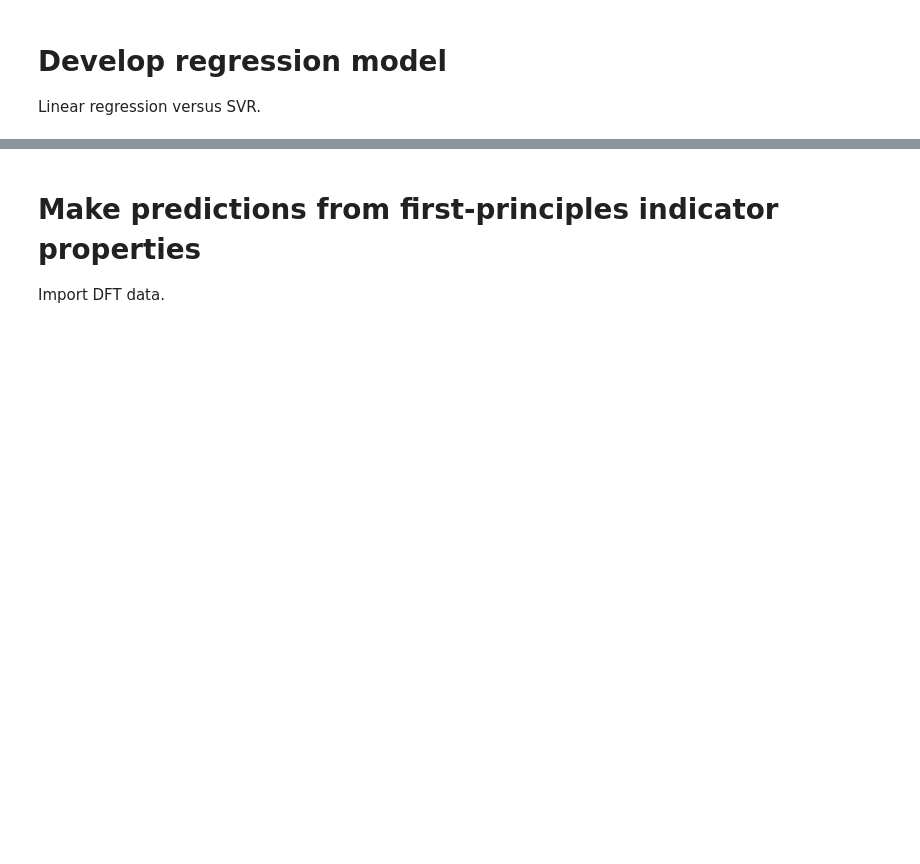
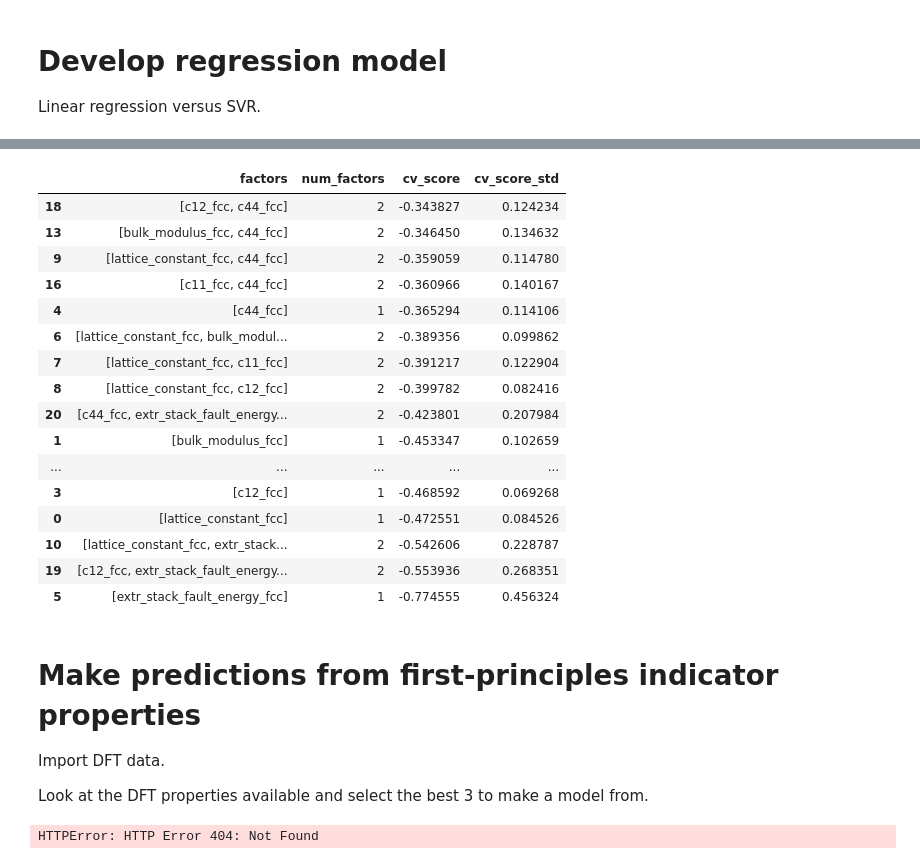
Before and after one commit to bjasperson/property-covariance-demo, a Jupyter notebook: property_covariance_demo.ipynb, the cells around one changed output, grey strips where cells are left out. Saved outputs shown, nothing was run; the diff lists cells and outputs as text; code cells hidden in the pictures; blank space fills up the shorter version.

Commit message:
add gb_dft.csv, model select

```diff
--- a/property_covariance_demo.ipynb
+++ b/property_covariance_demo.ipynb
@@ -30,7 +39,7 @@ The data we will use is originally from (this manuscript)[https://arxiv.org/abs/
 
 Download the CSV file and look at the first five rows.
 # %%
-url_link = "https://github.com/bjasperson/property-covariance-demo/blob/main/data/data.csv?raw=true"
+url_link = "https://github.com/bjasperson/property-covariance-demo/blob/main/data/gb_data.csv?raw=true"
 df_data = pd.read_csv(url_link)
 df_data.head()
 # %% [output]
@@ -100,0 +139,37 @@ Linear regression versus SVR.
+# %%
+params_list = ['lattice_constant_fcc',
+                'bulk_modulus_fcc', 'c11_fcc', 'c12_fcc', 'c44_fcc',
+                'extr_stack_fault_energy_fcc'
+                ]
+# %%
+imput = KNNImputer(n_neighbors=2, weights="uniform",
+                    keep_empty_features=True)
+
+# Linear regression selection pipeline, used in manuscript
+imput = KNNImputer(n_neighbors=2, weights="uniform",
+                keep_empty_features=True)
+model = linear_model.LinearRegression()
+
+pipe = Pipeline(steps=[('scale', StandardScaler()),
+                        ('imp', imput),
+                        ('lr', model)])
+pipe = TransformedTargetRegressor(regressor=pipe,
+                                transformer=StandardScaler())
+filename = "kfold_models_lr"
+
+X = df_data[params_list]
+y = df_data['coeff']
+
+n_factor_max = 2
+
+cv = RepeatedKFold(n_splits=10, n_repeats=5)
+df_results = factor_select_cv(X,
+                              y,
+                              pipe,
+                              n_factor_max=n_factor_max,
+                              cv=cv,
+                              scoring='neg_root_mean_squared_error')
+
+#df_results.to_csv("./gb_covariance/model_ays/"+filename+".csv")
+
+#factor_percent_usage(df_results, 100, filename)
@@ -101,4 +194,32 @@ Linear regression versus SVR.
+# %%
+df_results.sort_values("cv_score", ascending=False)
+# %% [output]
+|  | factors | num_factors | cv_score | cv_score_std |
+| 18 | [c12_fcc, c44_fcc] | 2 | -0.343827 | 0.124234 |
+| 13 | [bulk_modulus_fcc, c44_fcc] | 2 | -0.346450 | 0.134632 |
+| 9 | [lattice_constant_fcc, c44_fcc] | 2 | -0.359059 | 0.114780 |
+| 16 | [c11_fcc, c44_fcc] | 2 | -0.360966 | 0.140167 |
+| 4 | [c44_fcc] | 1 | -0.365294 | 0.114106 |
+| 6 | [lattice_constant_fcc, bulk_modul... | 2 | -0.389356 | 0.099862 |
+| 7 | [lattice_constant_fcc, c11_fcc] | 2 | -0.391217 | 0.122904 |
+| 8 | [lattice_constant_fcc, c12_fcc] | 2 | -0.399782 | 0.082416 |
+| 20 | [c44_fcc, extr_stack_fault_energy... | 2 | -0.423801 | 0.207984 |
+| 1 | [bulk_modulus_fcc] | 1 | -0.453347 | 0.102659 |
+| ... | ... | ... | ... | ... |
+| 3 | [c12_fcc] | 1 | -0.468592 | 0.069268 |
+| 0 | [lattice_constant_fcc] | 1 | -0.472551 | 0.084526 |
+| 10 | [lattice_constant_fcc, extr_stack... | 2 | -0.542606 | 0.228787 |
+| 19 | [c12_fcc, extr_stack_fault_energy... | 2 | -0.553936 | 0.268351 |
+| 5 | [extr_stack_fault_energy_fcc] | 1 | -0.774555 | 0.456324 |
 # %% [markdown]
 # Make predictions from first-principles indicator properties
 
 Import DFT data.
+
+Look at the DFT properties available and select the best 3 to make a model from.
+# %%
+url_link = "https://github.com/bjasperson/property-covariance-demo/blob/main/data/gb_dft.csv?raw=true"
+df_dft = pd.read_csv(url_link)
+df_dft.head()
+# %% [output]
+HTTPError: HTTP Error 404: Not Found
```
Also changed, not shown: parts of 8 cells of this notebook, 1 other file.
